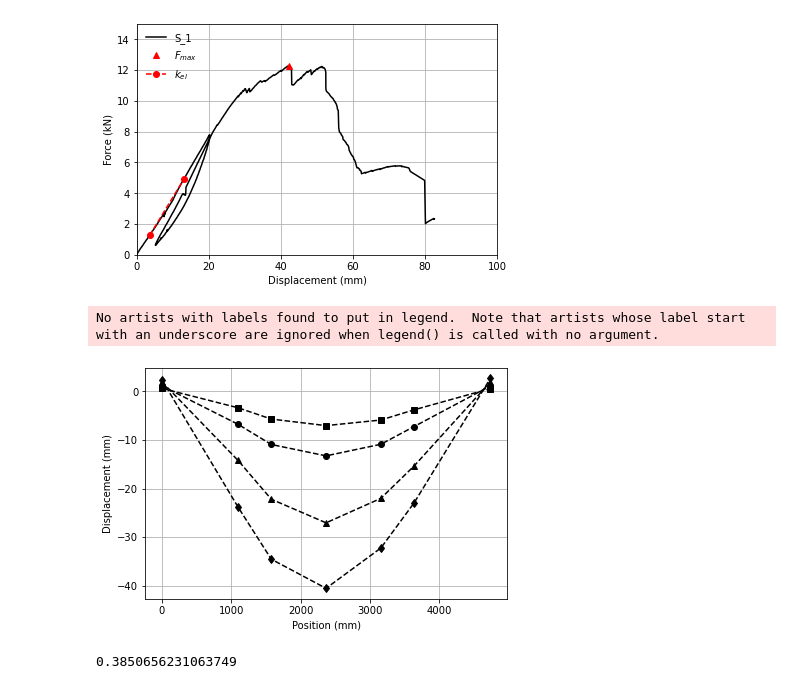
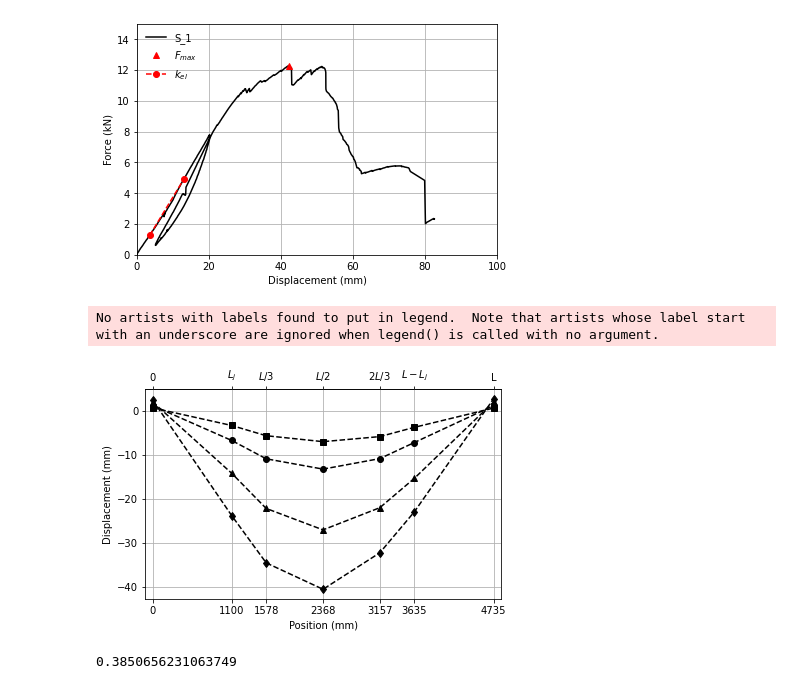
Before and after one commit to gabrielegranello/OSB_beam_testing, a Jupyter notebook: beam_postprocessing.ipynb, the cells around one changed output. Cells and saved outputs as stored; diff of their text form; code cells hidden in the pictures.

Commit message:
Improved the plot of the deflected shape

```diff
--- a/beam_postprocessing.ipynb
+++ b/beam_postprocessing.ipynb
@@ -126,36 +126,42 @@ fig.savefig(name,dpi=400)
 # %%
 # plot the deflected shape
 force_values_to_plot=[2.5,5,10,12]; # force values to plot the deflected shape
 test_to_plot='S_1'; # name of the test to plot
 test=experiment_dictionary[test_to_plot]; # retrieve the test data
 potentiometer_headers=header_names[2:9]; # retrieve only from Pot 5 to pot 9
 test.extract_deflected_shape(data=test.data_offset_removed,
                              potentiomer_headers=potentiometer_headers,
                              force_header=force_header
                              ,force_values=force_values_to_plot); # extract the deflected shape
 potentiometers_location_numeric=[0,1100,1578.33,2367.5,3156.67,3635,4735]; # location of the potentiometers in numbers
-
+potentiometers_location_labels=[0,r'$L_j$',r'$L/3$',r'$L/2$',r'$2L/3$',r'$L-L_j$','L']
 color_list=['k']*4;
 line_list=['--']*4;
 symbol_list=['s','o','^','d'];
 fig,ax=plt.subplots()
 for shape,c,l,s in zip(test.deflected_shape,color_list,line_list,symbol_list):
     ax.plot(potentiometers_location_numeric,-np.array(shape),c+l+s)
 
-
+x_delta_plot=100;
 ax.grid()
 ax.legend(loc="upper left",framealpha=0.0)
-# ax.set_xlim(x_lim_plot)
+ax.set_xlim([potentiometers_location_numeric[0]-x_delta_plot,potentiometers_location_numeric[-1]+x_delta_plot])
+ax.set_xticks(potentiometers_location_numeric)
+
+secax = ax.secondary_xaxis('top')
+secax.set_xticks(potentiometers_location_numeric)
+secax.set_xticklabels(potentiometers_location_labels)
+
 # ax.set_ylim(y_lim_plot)
 ax.set_xlabel('Position (mm)')
 ax.set_ylabel('Displacement (mm)')
 fig.set_size_inches(fig_w/2.54,fig_h/2.54)
 fig.tight_layout()
 name=output_folder+'deflected_shape.png'
 fig.savefig(name,dpi=400)
 # %% [output]
 No artists with labels found to put in legend.  Note that artists whose label start with an underscore are ignored when legend() is called with no argument.
-[figure, old version]
+[figure, new version]
 # %%
 test.stiffness
 # %% [output]
```
